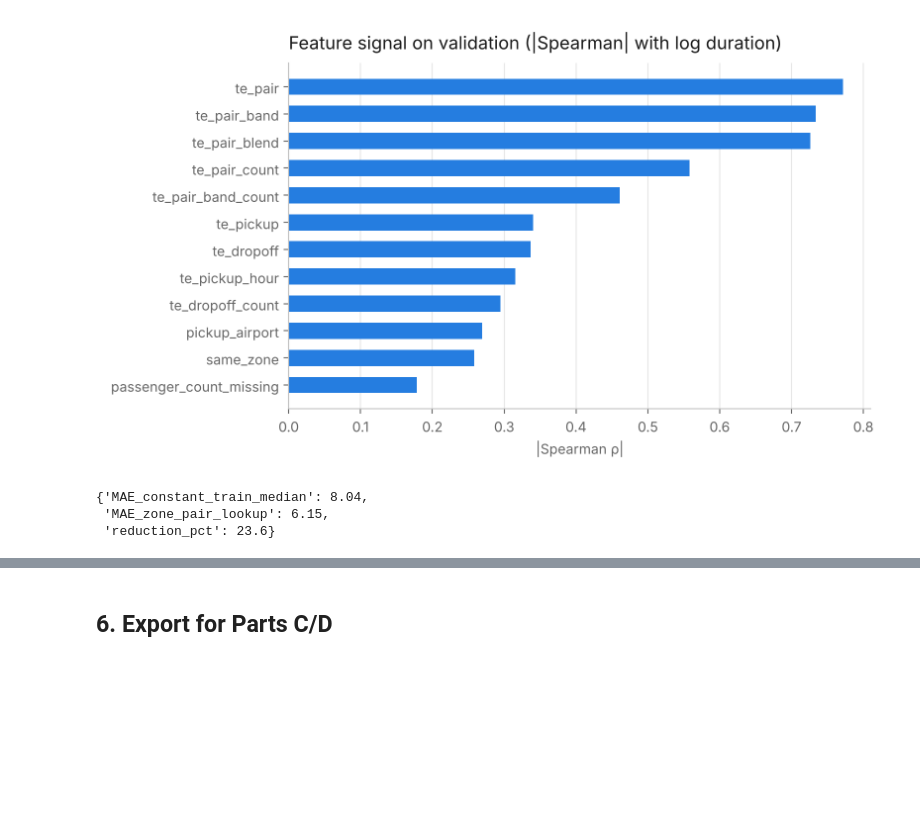
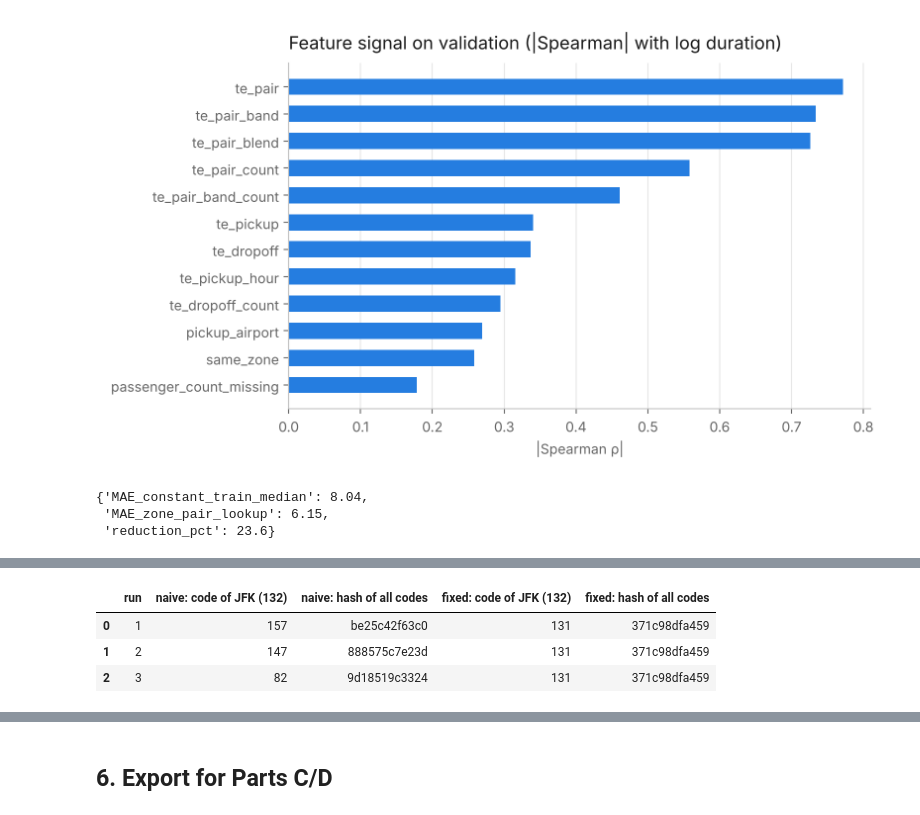
Before and after one commit to Nujs-0927/cs4207-coding-challenge, a Jupyter notebook: Group20_ETA_B/B_EDA_Features.ipynb, the cells around one changed output, grey strips where cells are left out. Cells and saved outputs as stored; diff of their text form; code cells hidden in the pictures; blank space fills up the shorter version.

```diff
--- a/Group20_ETA_B/B_EDA_Features.ipynb
+++ b/Group20_ETA_B/B_EDA_Features.ipynb
@@ -251,0 +282,8 @@ bench.round(3)
+# %%
+fbt = FeatureBuilder(n_jobs=1); fbt.fit_transform(Xtr, ytr)
+t = pd.DataFrame([(tag[1], sec) for tag, sec in fbt.task_seconds_], columns=['table', 'seconds'])
+load = t.groupby('table')['seconds'].agg(['mean', 'max']).mul(1000).round(3).rename(columns=lambda c: f'{c}_ms')
+imbalance = float(t['seconds'].max() / t['seconds'].mean())
+summary['load_imbalance'] = {'max_over_mean_task_time': round(imbalance, 2), 'per_table_ms': load.to_dict()}
+print(f'slowest task / mean task = {imbalance:.2f}x')
+load
@@ -251,0 +306,10 @@ bench.round(3)
+# %%
+unseeded = [fingerprint(FeatureBuilder(seed=None).fit_transform(Xtr, ytr)) for _ in range(3)]
+seeded = [fingerprint(FeatureBuilder(seed=420720).fit_transform(Xtr, ytr)) for _ in range(3)]
+a = FeatureBuilder(seed=None).fit_transform(Xtr, ytr); b = FeatureBuilder(seed=None).fit_transform(Xtr, ytr)
+max_diff = float((a['te_pair'] - b['te_pair']).abs().max())
+summary['nondeterminism_folds'] = {'unseeded_fingerprints': unseeded, 'seeded_fingerprints': seeded,
+                                   'max_abs_diff_te_pair_unseeded': round(max_diff, 4)}
+print('unseeded runs:', unseeded, '-> distinct:', len(set(unseeded)))
+print('seeded runs:  ', seeded, '-> distinct:', len(set(seeded)))
+print(f'largest change in one te_pair value between two unseeded runs: {max_diff:.4f} (log-minutes)')
@@ -251,0 +325,17 @@ bench.round(3)
+# %%
+import subprocess
+env = {k: v for k, v in os.environ.items() if k != 'PYTHONHASHSEED'}   # default: random per process
+rows = []
+for run in range(1, 4):
+    out = subprocess.run([sys.executable, 'nondeterminism_hash_demo.py', DATA], capture_output=True,
+                         text=True, env=env, check=True).stdout.strip().split(',')
+    rows.append({'run': run, 'naive: code of JFK (132)': int(out[0]), 'naive: hash of all codes': out[1],
+                 'fixed: code of JFK (132)': int(out[2]), 'fixed: hash of all codes': out[3]})
+hash_demo = pd.DataFrame(rows)
+summary['nondeterminism_hash'] = hash_demo.to_dict('records')
+hash_demo
+# %% [output]
+|  | run | naive: code of JFK (132) | naive: hash of all codes | fixed: code of JFK (132) | fixed: hash of all codes |
+| 0 | 1 | 157 | be25c42f63c0 | 131 | 371c98dfa459 |
+| 1 | 2 | 147 | 888575c7e23d | 131 | 371c98dfa459 |
+| 2 | 3 | 82 | 9d18519c3324 | 131 | 371c98dfa459 |
```
Also changed, not shown: parts of 19 cells of this notebook, 16 other files.
